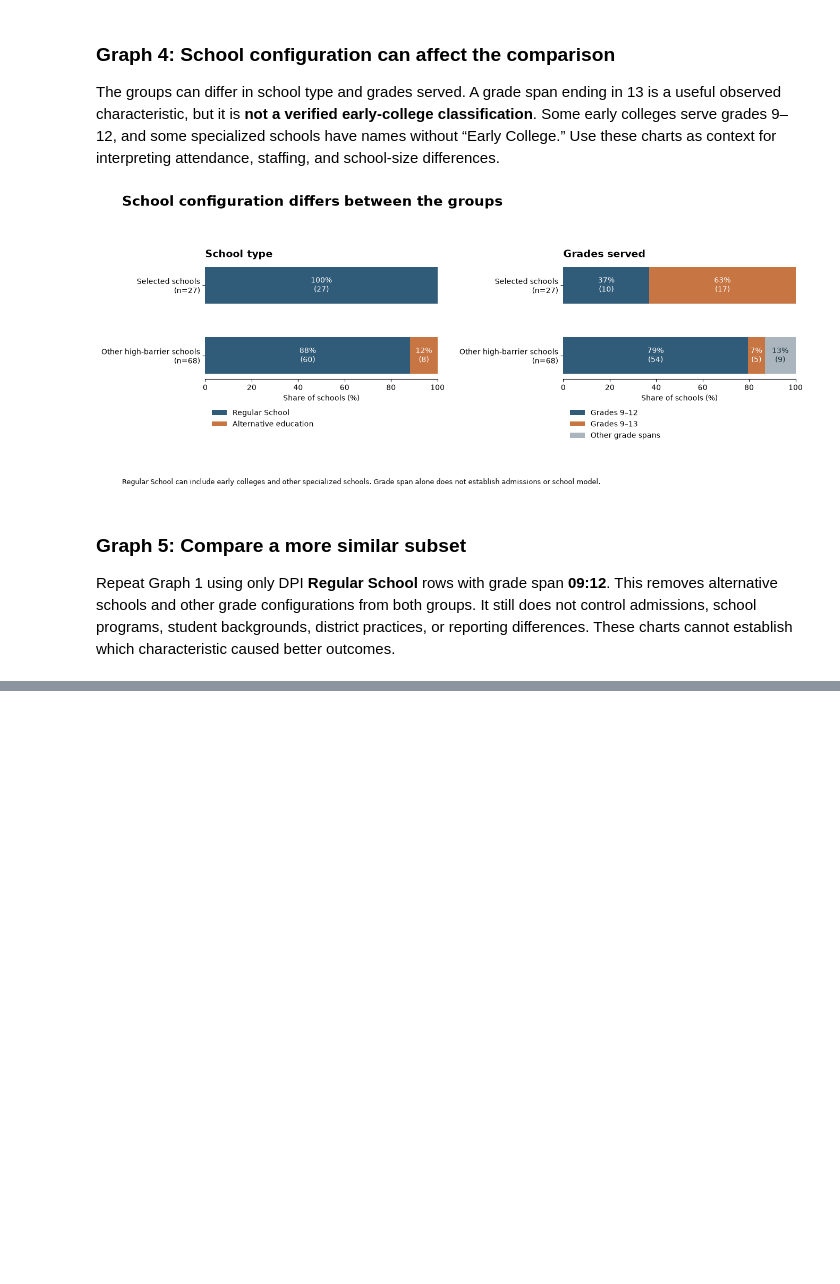
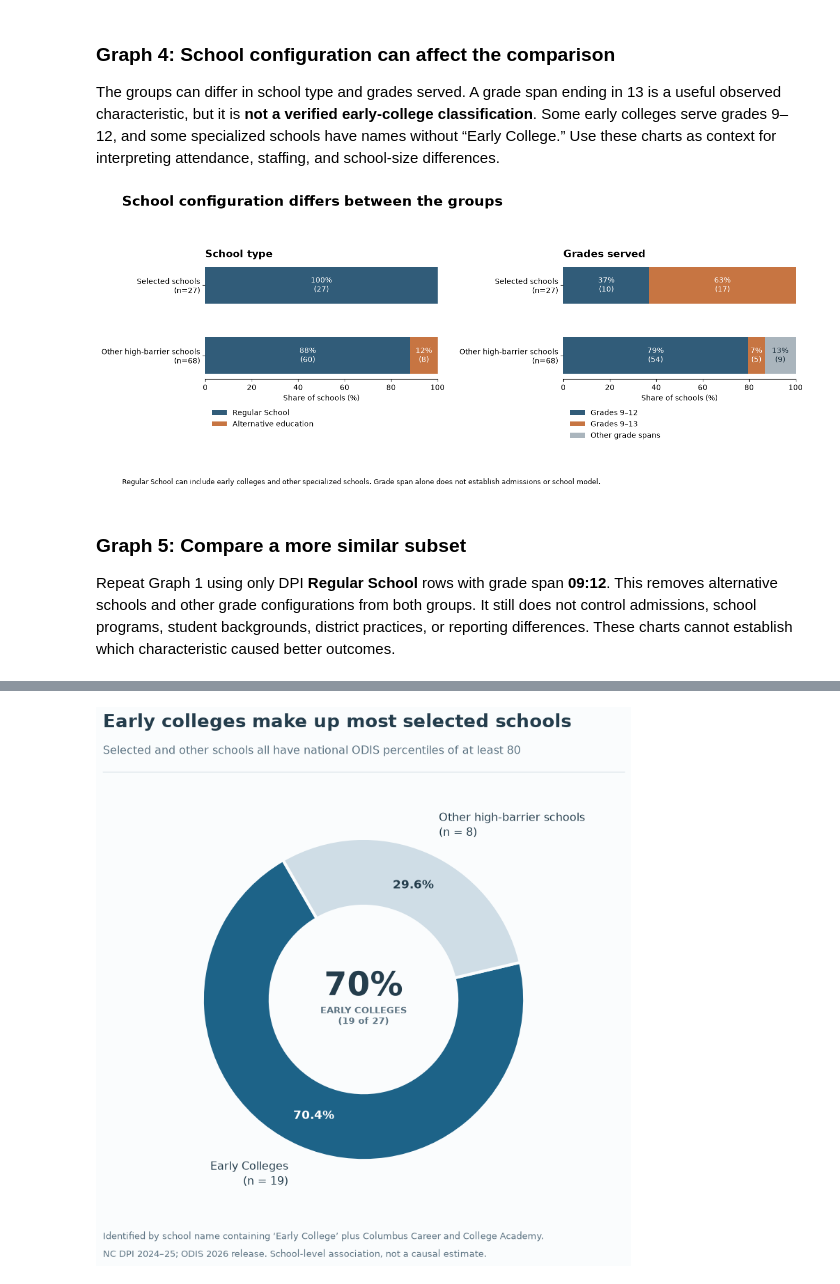
Before and after one commit to k1ngkevin/carolina-data-challenge-26, a Jupyter notebook: main.ipynb, the cells around one changed output, grey strips where cells are left out. Saved outputs shown, nothing was run; the diff lists cells and outputs as text; code cells hidden in the pictures; blank space fills up the shorter version.

Commit message:
added early college percentiles

```diff
--- a/main.ipynb
+++ b/main.ipynb
@@ -1104,0 +1109,99 @@ Saved five graphs as PNG/PDF plus their data to /Users/kevin/dev/social-science-
+# %%
+school_model_df = characteristics_df[["agency_code", "Name", "County", "comparison_group"]].copy()
+school_model_df = school_model_df[school_model_df["comparison_group"] == "Selected schools"]
+
+school_model_df["identified_early_college"] = (
+    school_model_df["Name"].str.contains("Early College", case=False, na=False)
+    | school_model_df["Name"].eq("Columbus Career And College Academy")
+)
+
+early_college_summary = (
+    school_model_df.groupby("comparison_group")
+    .agg(schools=("agency_code", "size"),
+         early_colleges=("identified_early_college", "sum"))
+    .reindex(GROUPS)
+    .fillna(0)
+    .astype(int)
+)
+
+early_college_count = int(early_college_summary["early_colleges"].sum())
+total_schools = int(early_college_summary["schools"].sum())
+other_schools_count = total_schools - early_college_count
+
+print(f"early colleges: {early_college_count}")
+print(f"total schools: {total_schools}")
+print(f"other schools ct: {other_schools_count}")
+
+categories = ["Early Colleges", "Other high-barrier schools"]
+values = [early_college_count, other_schools_count]
+pct_early = (early_college_count / total_schools) * 100
+
+colors = ["#1D6388", "#CFDDE6"]
+text_dark = "#243D4C"
+text_muted = "#5C7382"
+
+fig, ax = plt.subplots(figsize=(8.5, 8.5), facecolor="#FAFCFD")
+ax.set_facecolor("#FAFCFD")
+
+slice_labels = [
+    f"{categories[0]}\n(n = {early_college_count})",
+    f"{categories[1]}\n(n = {other_schools_count})"
+]
+
+wedges, texts, autotexts = ax.pie(
+    values,
+    labels=slice_labels,
+    autopct="%1.1f%%",
+    pctdistance=0.78,
+    labeldistance=1.18,
+    startangle=120,
+    colors=colors,
+    wedgeprops={
+        "width": 0.42,
+        "edgecolor": "#FAFCFD",
+        "linewidth": 3,
+        "antialiased": True
+    },
+    textprops={"fontsize": 11.5, "color": text_dark, "fontweight": "medium", "linespacing": 1.3}
+)
+
+for i, autotext in enumerate(autotexts):
+    autotext.set_color("white" if i == 0 else text_dark)
+    autotext.set_fontsize(12)
+    autotext.set_weight("bold")
+
+ax.text(
+    0, 0.08,
+    f"{pct_early:.0f}%",
+    ha="center", va="center",
+    fontsize=34, fontweight="bold",
+    color=text_dark
+)
+ax.text(
+    0, -0.10,
+    f"EARLY COLLEGES\n({early_college_count} of {total_schools})",
+    ha="center", va="center",
+    fontsize=9.5, fontweight="semibold",
+    color=text_muted,
+    linespacing=1.2
+)
+
+fig.text(0.06, 0.94, "Early colleges make up most selected schools",
+         fontsize=19, fontweight="bold", color=text_dark)
+
+fig.text(0.06, 0.895, "Selected and other schools all have national ODIS percentiles of at least 80",
+         fontsize=11.5, color=text_muted)
+
+fig.add_artist(plt.Line2D([0.06, 0.94], [0.865, 0.865], color="#DCE5EB", linewidth=1))
+
+fig.text(0.06, 0.075, "Identified by school name containing ‘Early College’ plus Columbus Career and College Academy.",
+         fontsize=9.5, color=text_muted)
+
+fig.text(0.06, 0.045, "NC DPI 2024–25; ODIS 2026 release. School-level association, not a causal estimate.",
+         fontsize=9.5, color=text_muted)
+
+# Layout breathing room
+plt.subplots_adjust(top=0.82, bottom=0.14, left=0.08, right=0.92)
+
+plt.show()
+# %% [output]
@@ -1104,0 +1211 @@ Saved five graphs as PNG/PDF plus their data to /Users/kevin/dev/social-science-
+[figure, added]
```
Also changed, not shown: parts of 3 cells of this notebook.
